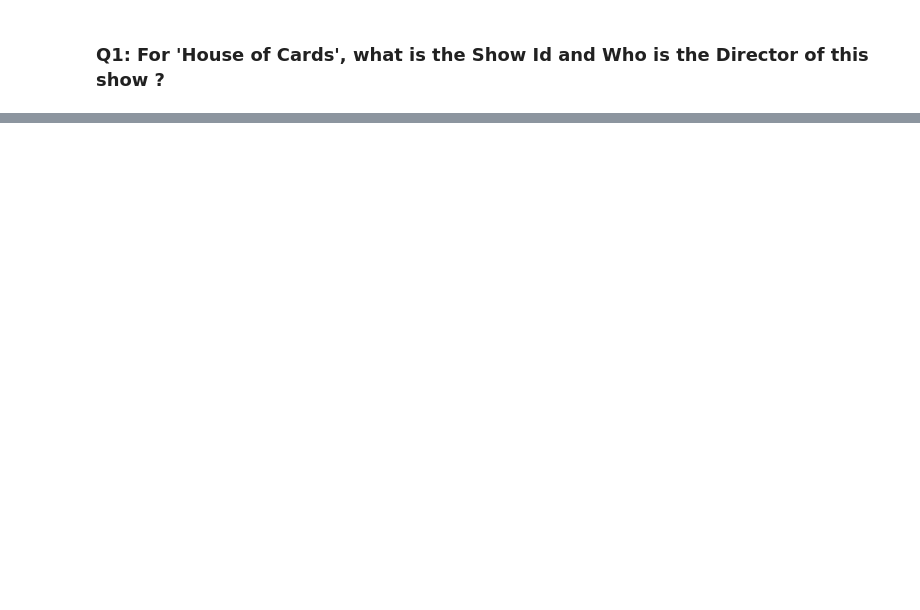
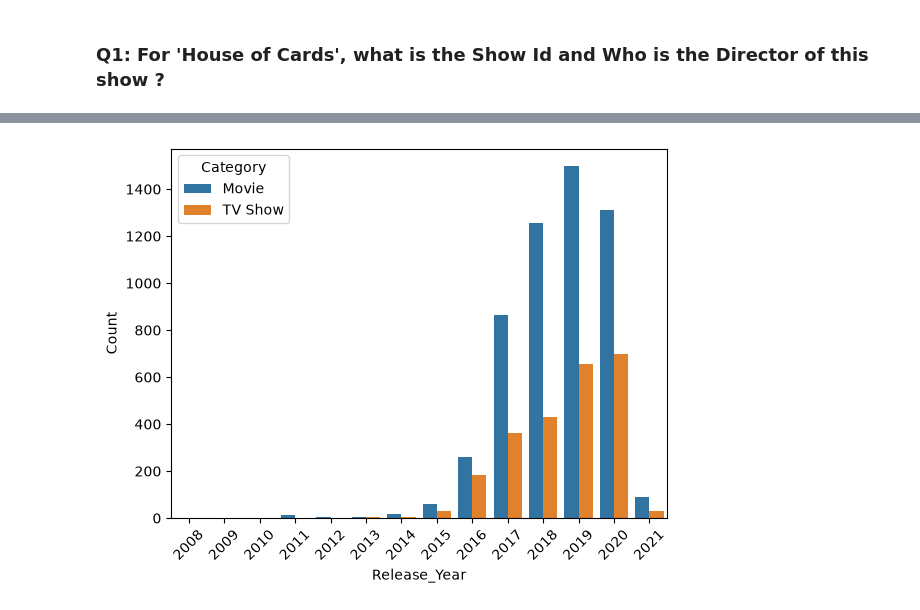
Before and after one commit to Reggi3o/Netflix_Data_Analysis, a Jupyter notebook: netflix_analysis.ipynb, the cells around one changed output, grey strips where cells are left out. Drawn from its saved outputs; the diff is of its cells as text; code cells hidden in the pictures; blank space fills up the shorter version.

```diff
--- a/netflix_analysis.ipynb
+++ b/netflix_analysis.ipynb
@@ -66,0 +77,2 @@ David Manson
+# %%
+df_netflix_data['Release_Date'] = df_netflix_data['Release_Date'].astype('datetime64[us]')
@@ -66,0 +124,3 @@ David Manson
+# %%
+df_netflix_data['Release_Year'] = df_netflix_data['Release_Date'].dt.year
+df_netflix_data.info()
@@ -66,0 +147,9 @@ David Manson
+# %%
+df_netflix_data['Release_Year'] = df_netflix_data['Release_Year'].astype('Int64')
+# %%
+counts = df_netflix_data.groupby(['Release_Year', 'Category']).size().reset_index(name='Count')
+sb.barplot(counts, x='Release_Year', y='Count', hue='Category')
+plt.xticks(rotation=45)
+plt.show()
+# %% [output]
+[figure, added]
```
Also changed, not shown: parts of 16 cells of this notebook.
